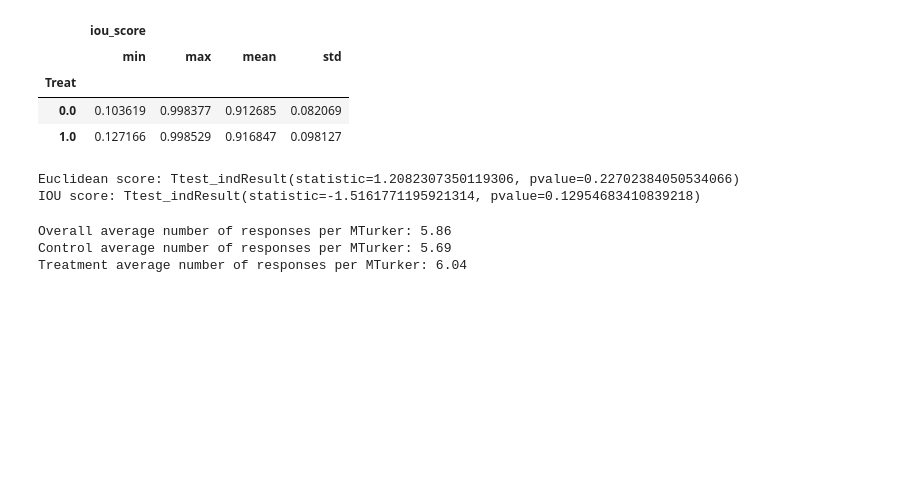
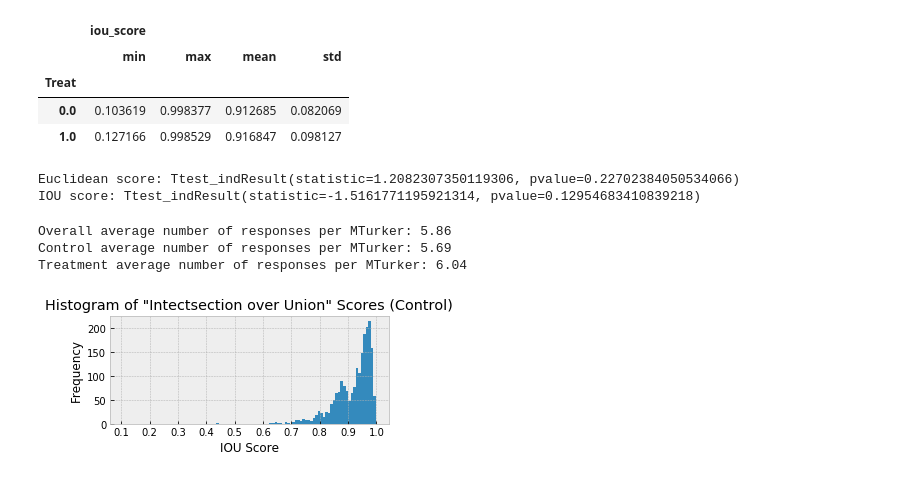
Before and after one commit to kevinhanna/w241-team-mturk, a Jupyter notebook: scoring/6_pix_score_calcs.ipynb, the cells around one changed output. Cells and saved outputs as stored; diff of their text form; code cells hidden in the pictures; blank space fills up the shorter version.

Commit message:
add hist plots

```diff
--- a/scoring/6_pix_score_calcs.ipynb
+++ b/scoring/6_pix_score_calcs.ipynb
@@ -212,3 +212,25 @@ print(f"Treatment average number of responses per MTurker: {round(len(df2[df2['T
 Overall average number of responses per MTurker: 5.86
 Control average number of responses per MTurker: 5.69
 Treatment average number of responses per MTurker: 6.04
+# %%
+%matplotlib inline
+
+import matplotlib
+import matplotlib.pyplot as plt
+import matplotlib.ticker as ticker
+import matplotlib.ticker as mtick
+
+plt.style.use('bmh')
+fig, axes = plt.subplots(nrows=1, ncols=1, figsize=(5, 2))
+axes.set_xlabel('IOU Score')
+axes.set_ylabel('Number of HITs')
+axes.yaxis.set_major_formatter(ticker.FuncFormatter(lambda x, p: format(int(x), ',')))
+axes.xaxis.set_major_locator(ticker.MultipleLocator(0.1))
+axes = dfx[dfx['Treat'] == 0]['iou_score'].plot(kind='hist',
+                                                title='Histogram of "Intectsection over Union" Scores (Control)',
+                                                bins=100)
+
+#dfx[dfx['Treat'] == 0].hist(column='iou_score', bins=100, ax=axes)
+pass
+# %% [output]
+[figure, added]
```
Also changed, not shown: parts of 2 cells of this notebook.
